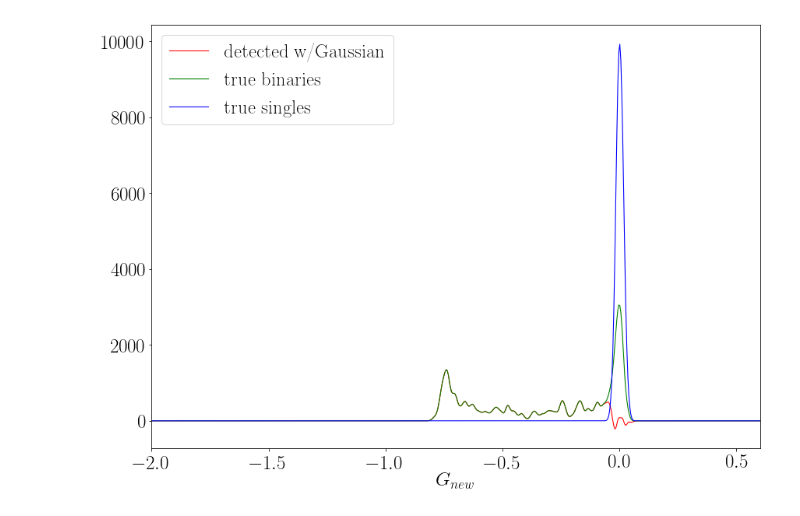
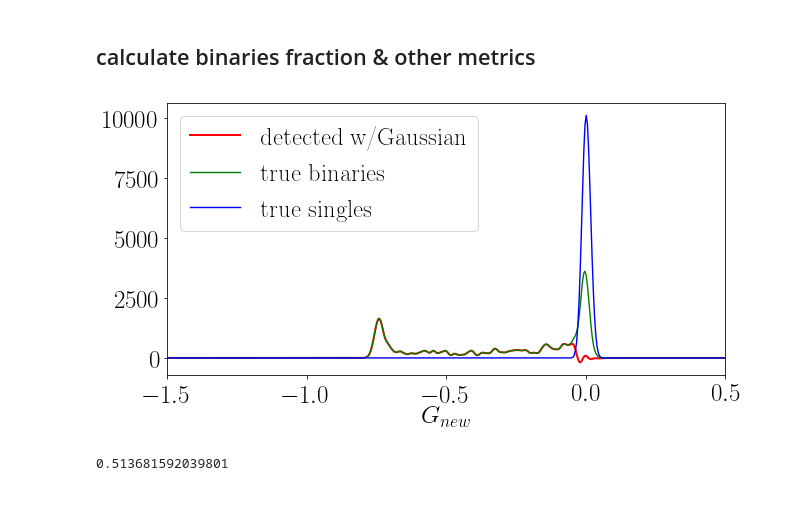
Before and after one commit to olgaborodina/GAIA_binaries, a Jupyter notebook: model/horizontal_MS_model.ipynb, the cells around one changed output. Cells and saved outputs as stored; diff of their text form; code cells hidden in the pictures.

```diff
--- a/model/horizontal_MS_model.ipynb
+++ b/model/horizontal_MS_model.ipynb
@@ -33,7 +40,7 @@ x = all_stars['bp-rp, mag']
 y = all_stars['g, mag']
 
 # Evaluate a gaussian kde on a regular grid of nbins x nbins over data extents
-nbins=400
+nbins=200
 k = kde_stats.gaussian_kde([x,y],bw_method='scott')
 k.set_bandwidth(bw_method=k.factor / 3)
 
@@ -65,2 +72,4 @@ ax.view_init(45, 317)
+# %%
+isochrone_f['g, mag'] = savgol_filter(isochrone_f['g, mag'],7,2)
 # %%
 fig, ax = plt.subplots(figsize=(10,10))
@@ -141,7 +171,7 @@ def f(x, a, b, c, d):
 row_max = profile['density'].idxmax()
 popt, pcov = curve_fit(f, profile.iloc[row_max-15:row_max+155, 0], profile.iloc[row_max-15:row_max+155, 1],
                            bounds=([0, profile.iloc[row_max, 0]-0.1, 0, -0.1],
-                                   [30000, profile.iloc[row_max, 0]+0.1, 0.8, 0.1]),
+                                   [70000, profile.iloc[row_max, 0]+0.1, 0.8, 0.1]),
                           maxfev=9000)
 
 profile_gauss = pd.DataFrame(data={'x': profile['x']})
@@ -161,5 +194,7 @@ fig.savefig(MODEL_DIRECTORY / 'plots' / f"model_profile_250pc_manystars_flat.pdf
+# %% [markdown]
+## calculate binaries fraction & other metrics
 # %%
-binaries = all_stars[all_stars['Mass1']>0]
+binaries = all_stars[all_stars['Mass1']>0].copy()
 
 num_stars = len(binaries)
 profile_binaries = pd.DataFrame(data = {'x' : np.linspace(-2, 1, 701)})
@@ -179,23 +214,27 @@ kde.fit(singles[['Gmag_new']].to_numpy())
 profile_singles['density'] = np.exp(kde.score_samples(profile[['x']].to_numpy()))
 profile_singles['density'] *= num_stars
 # %%
-fig, ax = plt.subplots(figsize=(14,10))
-ax.plot(profile['x'], profile['density'] - profile_gauss['density'], lw = 1.1, color = 'red', label='detected w/Gaussian')
+fig, ax = plt.subplots(figsize=(10,5))
+ax.plot(profile['x'], profile['density'] - profile_gauss['density'], lw = 2, color = 'red', label='detected w/Gaussian')
 
-ax.plot(profile['x'], profile_binaries['density'], lw = 1.1, color = 'green', label='true binaries')
-ax.plot(profile['x'], profile_singles['density'], lw = 1.1, color = 'blue', label='true singles')
-ax.set_xlim(-2, 0.6)
+ax.plot(profile['x'], profile_binaries['density'], lw = 1.4, color = 'green', label='true binaries')
+ax.plot(profile['x'], profile_singles['density'], lw = 1.4, color = 'blue', label='true singles')
+ax.set_xlim(-1.5, 0.5)
 
 ax.legend(loc='upper left')
 ax.set_xlabel('$G_{new}$')
-fig.savefig(MODEL_DIRECTORY / 'plots' / f"model_profile_250pc_manystars_flat_binaries.pdf", bbox_inches = 'tight')
+fig.savefig(MODEL_DIRECTORY / 'plots' / f"model_profile_400pc_manystars_power-2_binaries.pdf", bbox_inches = 'tight')
 # %% [output]
-[figure, old version]
+[figure, new version]
 # %%
 difference_g = profile['density'] - profile_gauss['density']
 difference_g[difference_g < 0] = 0
 
 number_of_multiples = int(integrate.simps(difference_g, profile['x']))
+# %%
+len(all_stars[(all_stars['Mass']>0) == False]) / len(all_stars)
+# %% [output]
+0.513681592039801
 # %%
 # доля двойных из интегрирования профиля
 number_of_multiples / len(all_stars)
```
Also changed, not shown: parts of 22 cells of this notebook.
